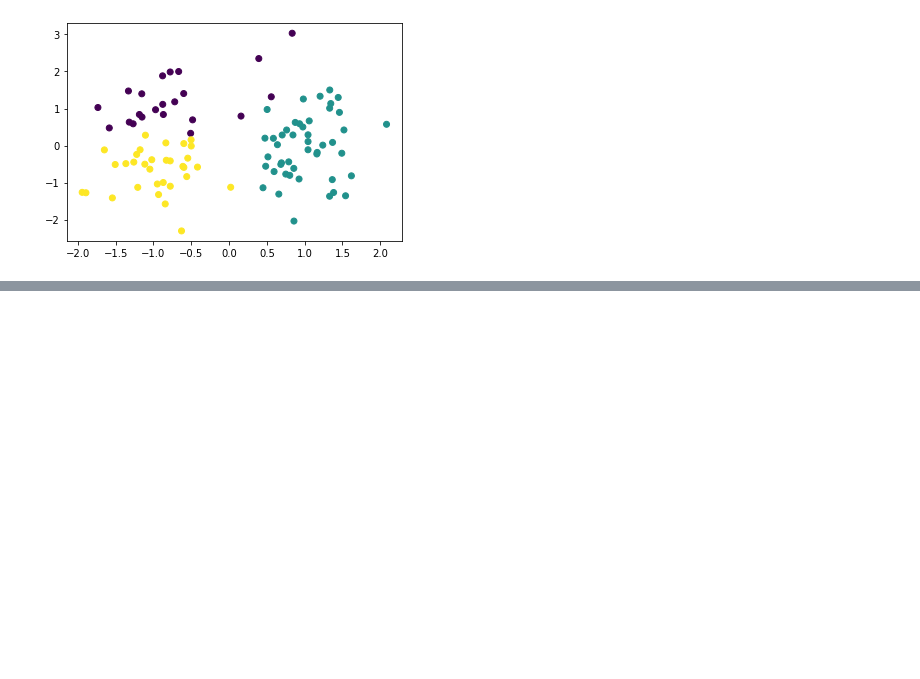
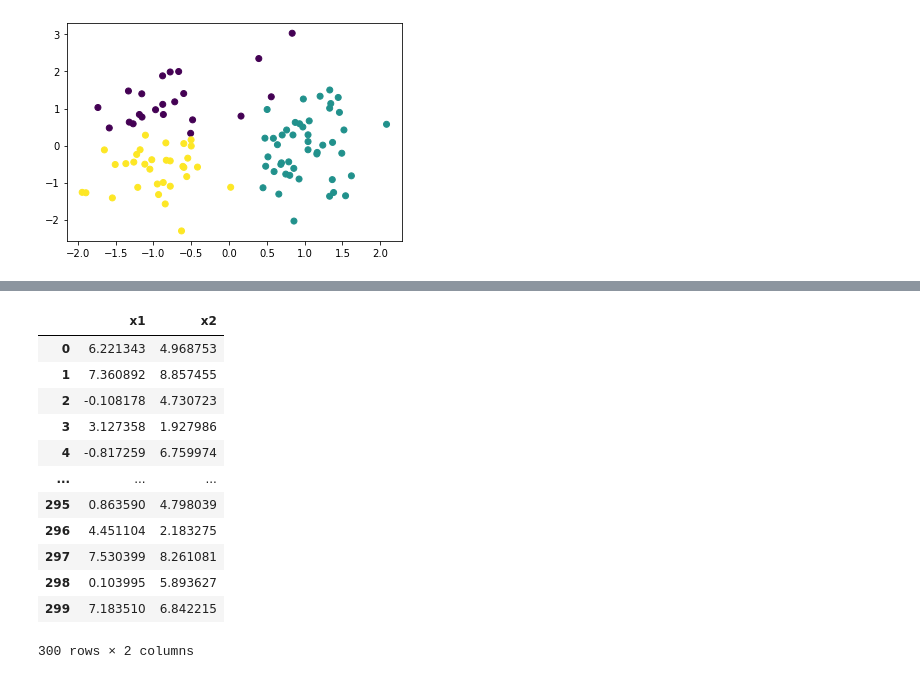
Before and after one commit to Stynic/train_ml_math, a Jupyter notebook: ml/low_level/module_7/notebook_7.ipynb, the cells around one changed output, grey strips where cells are left out. Saved outputs shown, nothing was run; the diff lists cells and outputs as text; code cells hidden in the pictures; blank space fills up the shorter version.

```diff
--- a/ml/low_level/module_7/notebook_7.ipynb
+++ b/ml/low_level/module_7/notebook_7.ipynb
@@ -178,0 +247,16 @@ AMI for clustering with the help of k-means: 0.6139
+# %%
+X
+# %% [output]
+|  | x1 | x2 |
+| 0 | 6.221343 | 4.968753 |
+| 1 | 7.360892 | 8.857455 |
+| 2 | -0.108178 | 4.730723 |
+| 3 | 3.127358 | 1.927986 |
+| 4 | -0.817259 | 6.759974 |
+| ... | ... | ... |
+| 295 | 0.863590 | 4.798039 |
+| 296 | 4.451104 | 2.183275 |
+| 297 | 7.530399 | 8.261081 |
+| 298 | 0.103995 | 5.893627 |
+| 299 | 7.183510 | 6.842215 |
+300 rows × 2 columns
```
Also changed, not shown: parts of 15 cells of this notebook.
